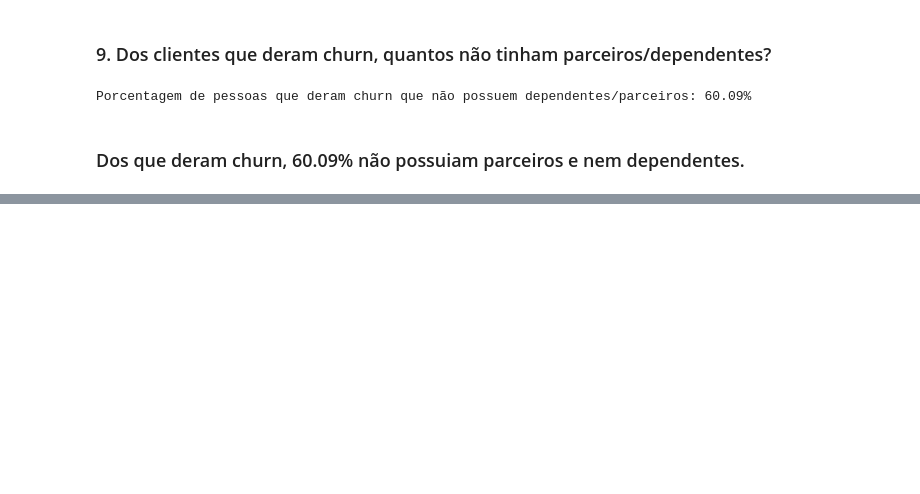
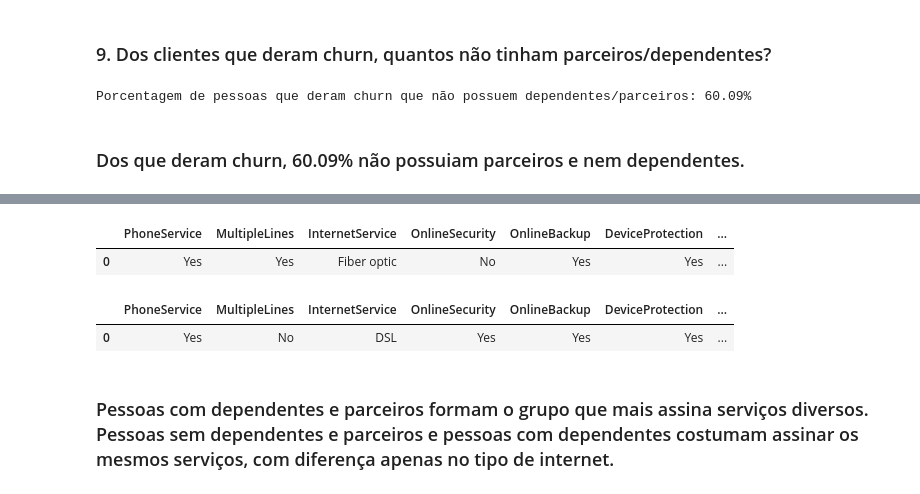
Before and after one commit to dnsrsdata/survival_analysis, a Jupyter notebook: notebooks/EDA.ipynb, the cells around one changed output, grey strips where cells are left out. Drawn from its saved outputs; the diff is of its cells as text; code cells hidden in the pictures; blank space fills up the shorter version.

```diff
--- a/notebooks/EDA.ipynb
+++ b/notebooks/EDA.ipynb
@@ -709,3 +754,17 @@ Porcentagem de pessoas que deram churn que não possuem dependentes/parceiros: 6
+# %%
+# Verificando quais os serviços mais comuns para quem não possui dependentes e possui parceiros
+data[colunas_de_servico].query("Dependents == 'No' and Partner == 'Yes'").mode()
+# %% [output]
+|  | PhoneService | MultipleLines | InternetService | OnlineSecurity | OnlineBackup | DeviceProtection | ... |
+| 0 | Yes | Yes | Fiber optic | No | Yes | Yes | ... |
+# %%
+# Verificando quais os serviços mais comuns para quem possui dependentes e parceiros
+data[colunas_de_servico].query("Dependents == 'Yes' and Partner == 'Yes'").mode()
+# %% [output]
+|  | PhoneService | MultipleLines | InternetService | OnlineSecurity | OnlineBackup | DeviceProtection | ... |
+| 0 | Yes | No | DSL | Yes | Yes | Yes | ... |
+# %% [markdown]
+### Pessoas com dependentes e parceiros formam o grupo que mais assina serviços diversos. Pessoas sem dependentes e parceiros e pessoas com dependentes costumam assinar os mesmos serviços, com diferença apenas no tipo de internet.
 # %%
 # Substituindo os valores nulos
 data['TotalCharges'] = data['TotalCharges'].fillna(data['tenure'] * data['MonthlyCharges'])
```
Also changed, not shown: parts of 13 cells of this notebook.
